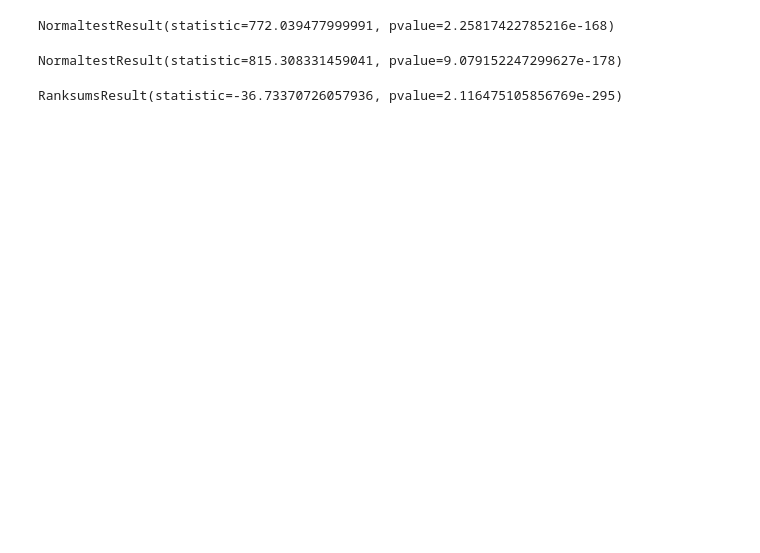
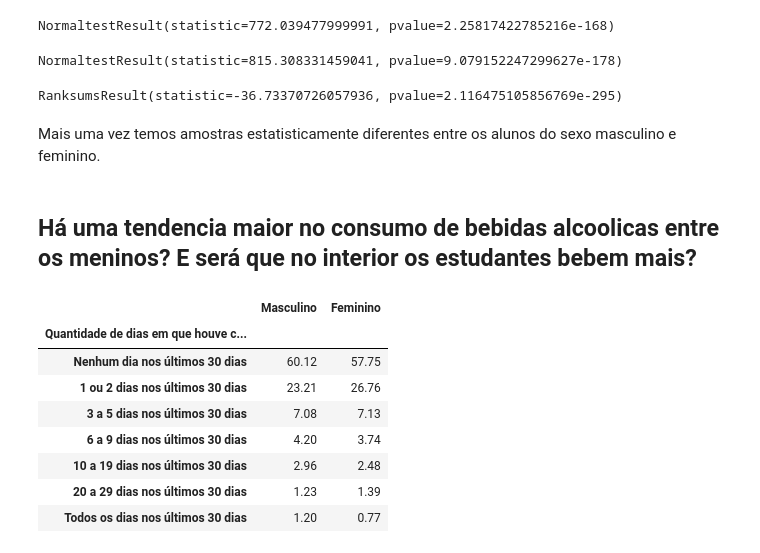
Before and after one commit to Igor-Arantes/Bootcamp-Data-Science-Aplicada, a Jupyter notebook: Igor_Arantes_Desafio_03.ipynb, the cells around one changed output. Drawn from its saved outputs; the diff is of its cells as text; code cells hidden in the pictures; blank space fills up the shorter version.

```diff
--- a/Igor_Arantes_Desafio_03.ipynb
+++ b/Igor_Arantes_Desafio_03.ipynb
@@ -92,6 +111,16 @@ sexo={
 1:'Masculino',
 2:'Feminino'
 }
+
+consumo_alcool_30_dias ={
+1:"Nenhum dia nos últimos 30 dias",
+2:"1 ou 2 dias nos últimos 30 dias",
+3:"3 a 5 dias nos últimos 30 dias",
+4:"6 a 9 dias nos últimos 30 dias",
+5:"10 a 19 dias nos últimos 30 dias",
+6:"20 a 29 dias nos últimos 30 dias",
+7:"Todos os dias nos últimos 30 dias"
+}
 # %% [markdown]
 ## Exploração inicial dos dados
 # %%
@@ -338,3 +367,19 @@ NormaltestResult(statistic=815.308331459041, pvalue=9.079152247299627e-178)
 ranksums(dados['VB08002'][dados['VB08002']!=99][dados['VB08002']!=-1][dados['VB01001']==1], dados['VB08002'][dados['VB08002']!=99][dados['VB08002']!=-1][dados['VB01001']==2])
 # %% [output]
 RanksumsResult(statistic=-36.73370726057936, pvalue=2.116475105856769e-295)
+# %% [markdown]
+Mais uma vez temos amostras estatisticamente diferentes entre os alunos do sexo masculino e feminino.
+# %% [markdown]
+## Há uma tendencia maior no consumo de bebidas alcoolicas entre os meninos?  E será que no interior os estudantes bebem mais?
+# %%
+crosstab_rename(dados['VB05004'][dados['VB05004']!=-1][dados['VB05004']!=99],consumo_alcool_30_dias,dados['VB01001'],sexo, 'Quantidade de dias em que houve consumo de alcool nos ultimos 30 dias:')
+# %% [output]
+|  | Masculino | Feminino |
+| Quantidade de dias em que houve c... |  |  |
+| Nenhum dia nos últimos 30 dias | 60.12 | 57.75 |
+| 1 ou 2 dias nos últimos 30 dias | 23.21 | 26.76 |
+| 3 a 5 dias nos últimos 30 dias | 7.08 | 7.13 |
+| 6 a 9 dias nos últimos 30 dias | 4.20 | 3.74 |
+| 10 a 19 dias nos últimos 30 dias | 2.96 | 2.48 |
+| 20 a 29 dias nos últimos 30 dias | 1.23 | 1.39 |
+| Todos os dias nos últimos 30 dias | 1.20 | 0.77 |
```
Also changed, not shown: parts of 21 cells of this notebook.
